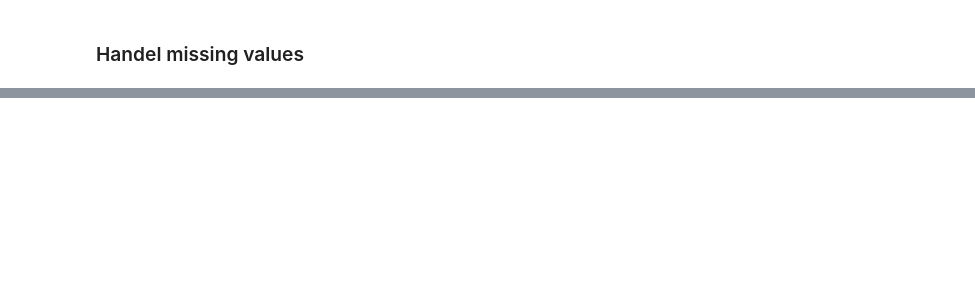
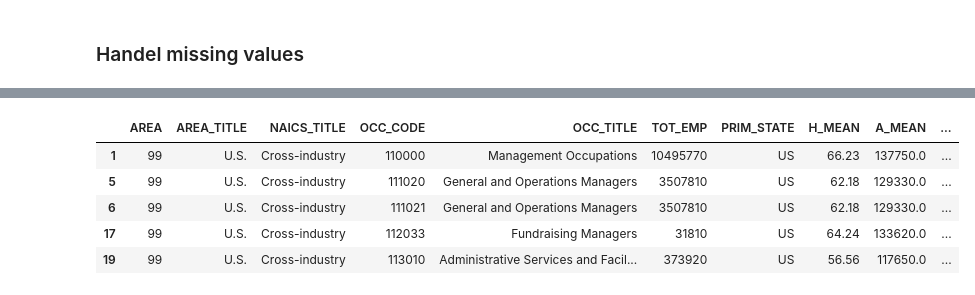
Before and after one commit to rjf7q/bls-data-exploration, a Jupyter notebook: bls_data_exploration.ipynb, the cells around one changed output, grey strips where cells are left out. Drawn from its saved outputs; the diff is of its cells as text; code cells hidden in the pictures; blank space fills up the shorter version.

```diff
--- a/bls_data_exploration.ipynb
+++ b/bls_data_exploration.ipynb
@@ -101,4 +209,11 @@ area_summary.head()
 # %%
 # filter dataset to include only rows where the annual mean wage (A_MEAN) or hourly wage (H_MEAN) exceeds the equivalent of $100K per year.
-filtred_bls_df = bls_df_clean[(bls_df_clean['A_MEAN'] >= 100000) | (bls_df_clean['H_MEAN'] >= 48.08)]
-filtred_bls_df.head()
+filtred_bls_df = bls_df[(bls_df['A_MEAN'] >= 100000) | (bls_df['H_MEAN'] >= 48.08)]
+filtred_bls_df.tail()
+# %% [output]
+|  | AREA | AREA_TITLE | NAICS_TITLE | OCC_CODE | OCC_TITLE | TOT_EMP | PRIM_STATE | H_MEAN | A_MEAN | ... |
+| 1 | 99 | U.S. | Cross-industry | 110000 | Management Occupations | 10495770 | US | 66.23 | 137750.0 | ... |
+| 5 | 99 | U.S. | Cross-industry | 111020 | General and Operations Managers | 3507810 | US | 62.18 | 129330.0 | ... |
+| 6 | 99 | U.S. | Cross-industry | 111021 | General and Operations Managers | 3507810 | US | 62.18 | 129330.0 | ... |
+| 17 | 99 | U.S. | Cross-industry | 112033 | Fundraising Managers | 31810 | US | 64.24 | 133620.0 | ... |
+| 19 | 99 | U.S. | Cross-industry | 113010 | Administrative Services and Facil... | 373920 | US | 56.56 | 117650.0 | ... |
```
Also changed, not shown: parts of 43 cells of this notebook.
